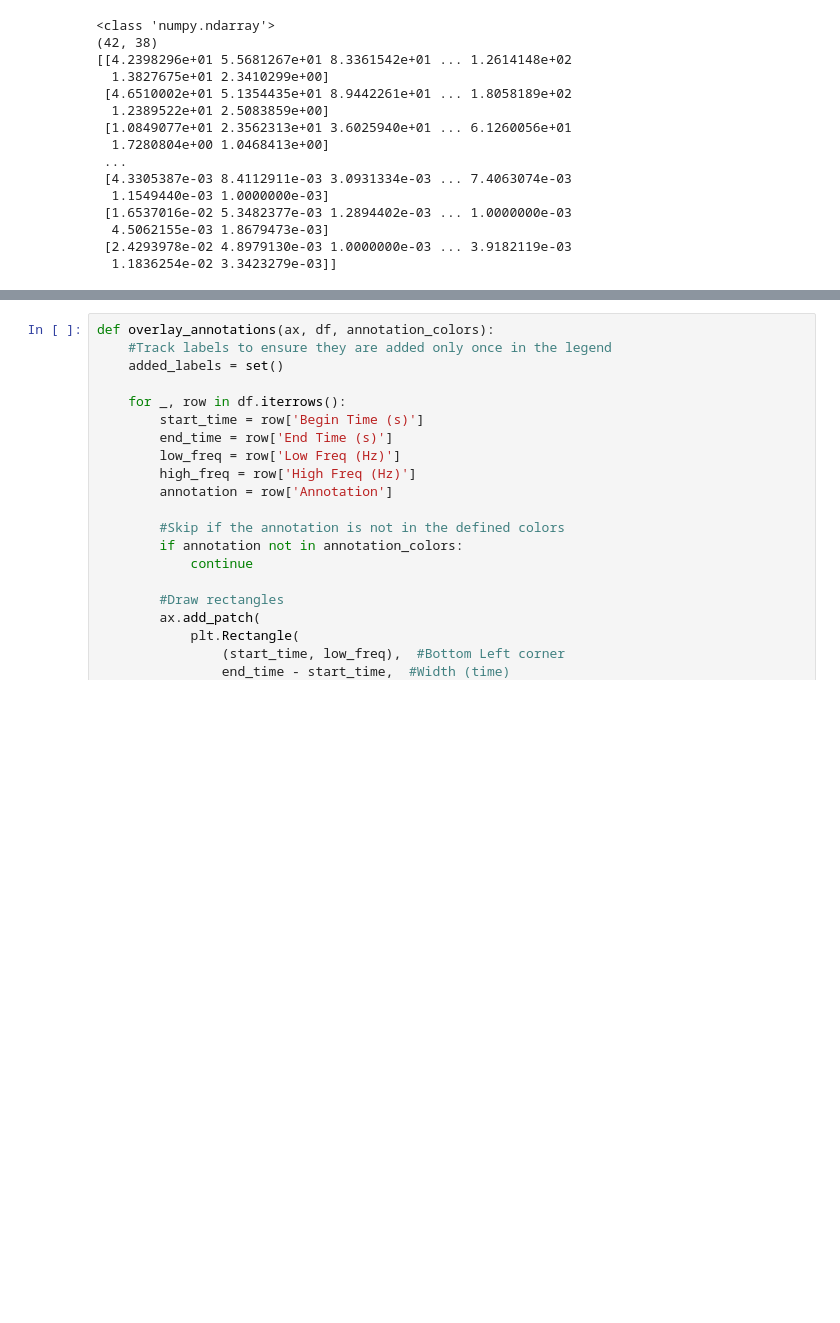
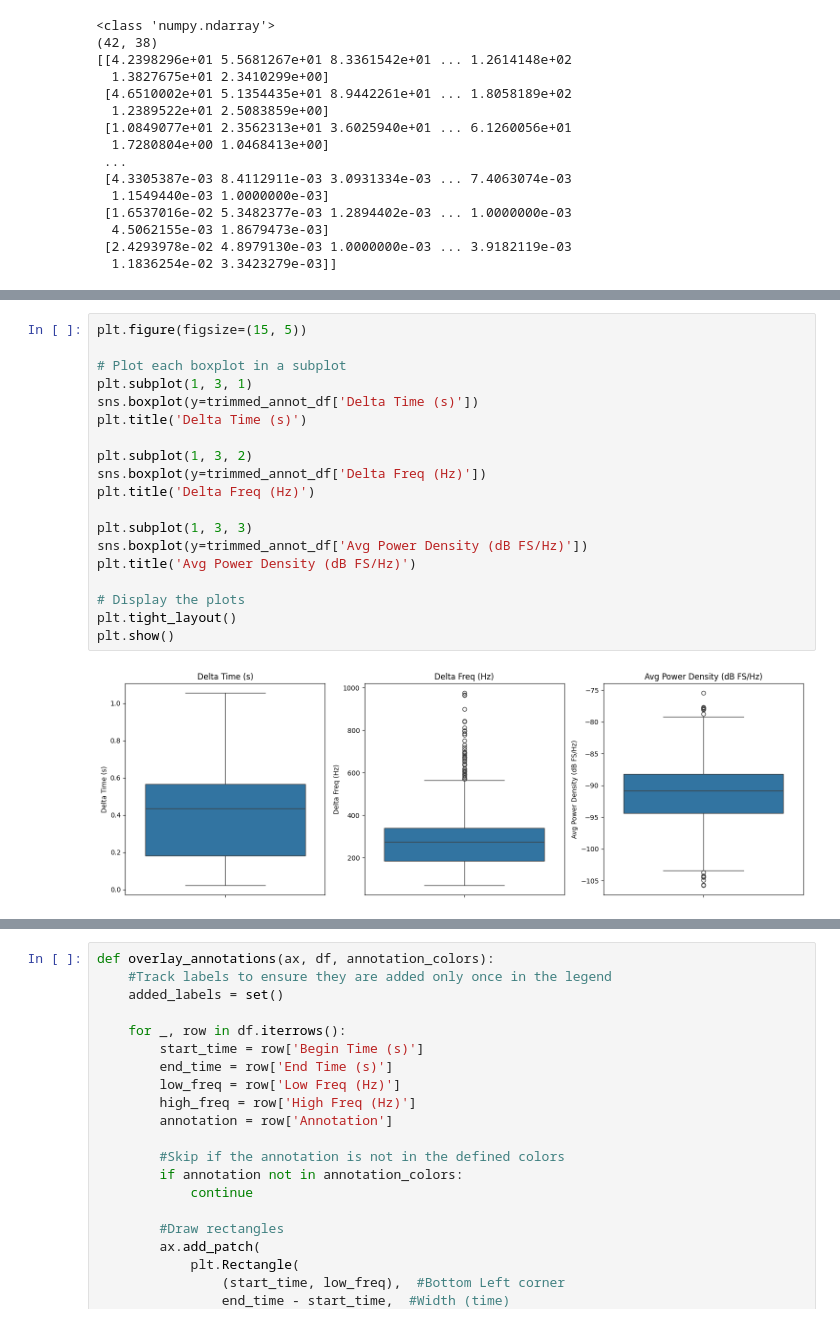
Before and after one commit to damienfarrell/machine-learning-project-2, a Jupyter notebook: pre-processing_data.ipynb, the cells around one changed output, grey strips where cells are left out. Cells and saved outputs as stored; diff of their text form; blank space fills up the shorter version.

```diff
--- a/pre-processing_data.ipynb
+++ b/pre-processing_data.ipynb
@@ -281,0 +336,21 @@ DataFrame saved to processed_data.pkl
+# %%
+plt.figure(figsize=(15, 5))
+
+# Plot each boxplot in a subplot
+plt.subplot(1, 3, 1)
+sns.boxplot(y=trimmed_annot_df['Delta Time (s)'])
+plt.title('Delta Time (s)')
+
+plt.subplot(1, 3, 2)
+sns.boxplot(y=trimmed_annot_df['Delta Freq (Hz)'])
+plt.title('Delta Freq (Hz)')
+
+plt.subplot(1, 3, 3)
+sns.boxplot(y=trimmed_annot_df['Avg Power Density (dB FS/Hz)'])
+plt.title('Avg Power Density (dB FS/Hz)')
+
+# Display the plots
+plt.tight_layout()
+plt.show()
+# %% [output]
+[figure, added]
```
Also changed, not shown: parts of 19 cells of this notebook, 1 other file.
